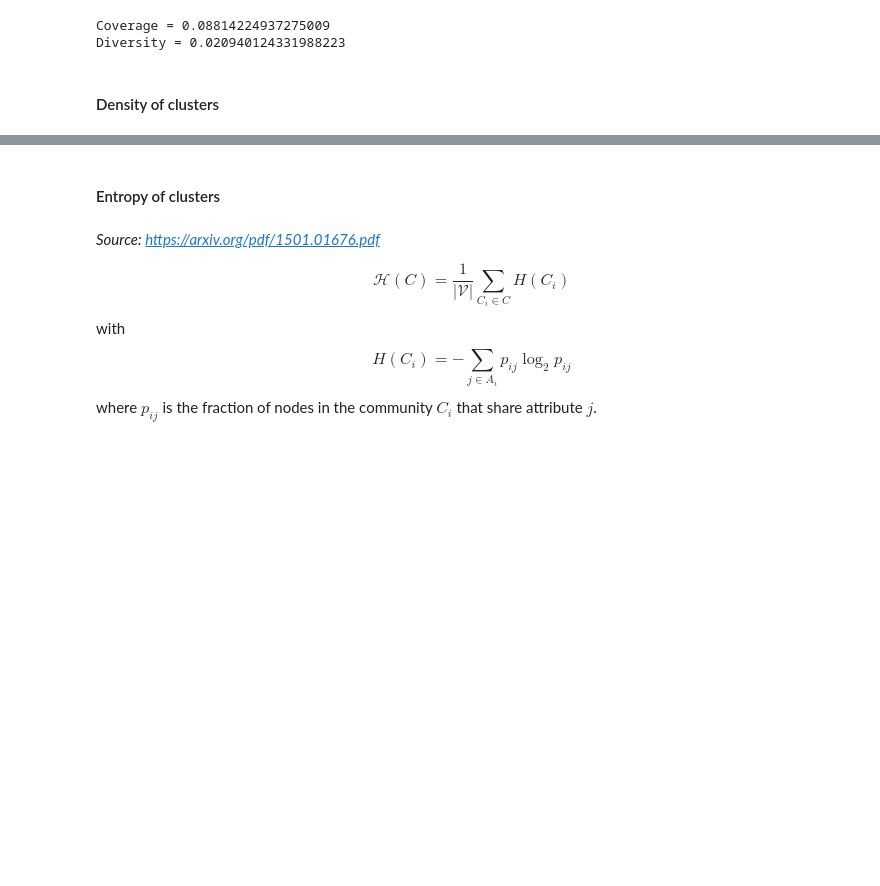
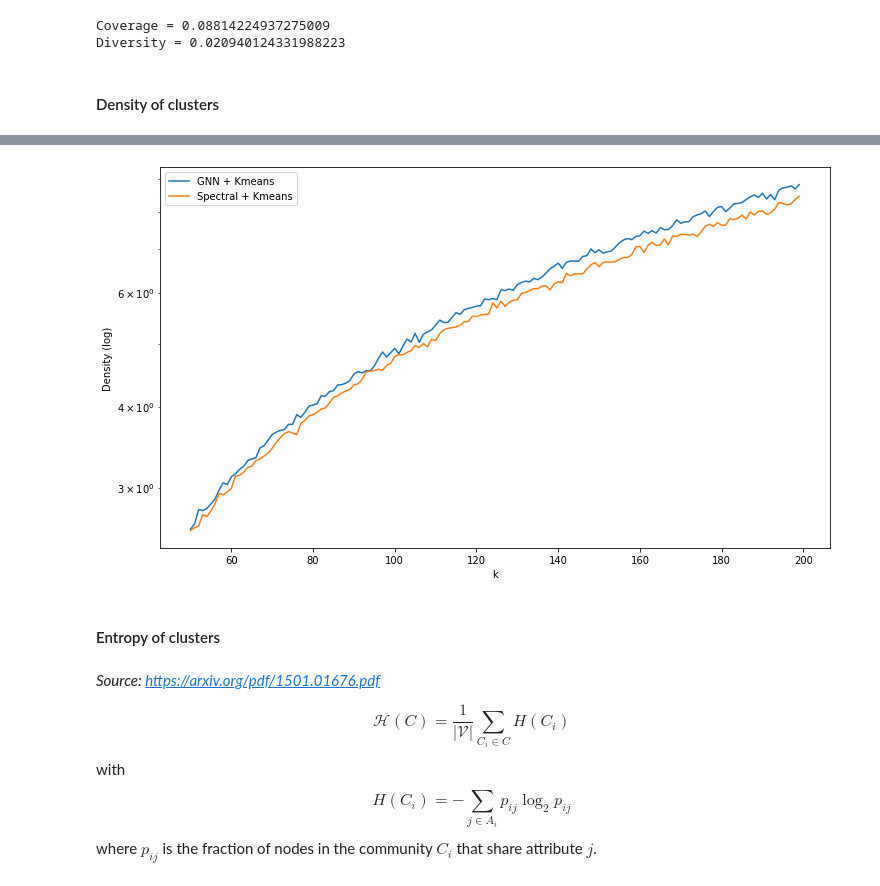
Before and after one commit to Co-MEG/CoMEG, a Jupyter notebook: notebooks/2_unexpected_concepts_wikivitals.ipynb, the cells around one changed output, grey strips where cells are left out. Saved outputs shown, nothing was run; the diff lists cells and outputs as text; code cells hidden in the pictures; blank space fills up the shorter version.

```diff
--- a/notebooks/2_unexpected_concepts_wikivitals.ipynb
+++ b/notebooks/2_unexpected_concepts_wikivitals.ipynb
@@ -1081,0 +1114,13 @@ Density of summarized graph: 0.003751803751803752
+# %%
+%%time
+km_gnn_dens = []
+km_spec_dens = []
+
+for k in np.arange(50, 200):
+    kmeans = KMeansDense(n_clusters=k)
+    kmeans_gnn_labels_k = kmeans.fit_transform(gnn_embedding)
+    km_gnn_dens.append(clustering_entropy(adjacency, biadjacency, kmeans_gnn_labels_k, None))
+
+    kmeans = KMeans(n_clusters=k)
+    kmeans_spec_labels_k = kmeans.fit_transform(adjacency)
+    km_spec_dens.append(clustering_entropy(adjacency, biadjacency, kmeans_spec_labels_k, None))
@@ -1082,3 +1130,13 @@ Density of summarized graph: 0.003751803751803752
+# %%
+fig, ax = plt.subplots(1, 1, figsize=(12, 7))
+plt.plot(np.arange(50, 200), km_gnn_dens, label='GNN + Kmeans')
+plt.plot(np.arange(50, 200), km_spec_dens, label='Spectral + Kmeans')
+plt.xlabel('k')
+plt.ylabel('Density (log)')
+plt.yscale('log')
+plt.legend();
+# %% [output]
+[figure, added]
 # %% [markdown]
 #### Entropy of clusters
 # %% [markdown]
```
Also changed, not shown: parts of 19 cells of this notebook.
